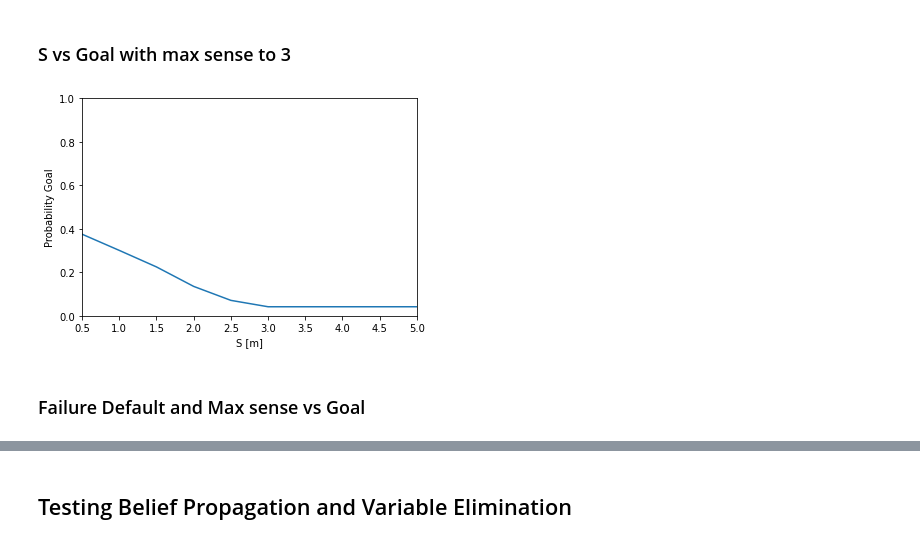
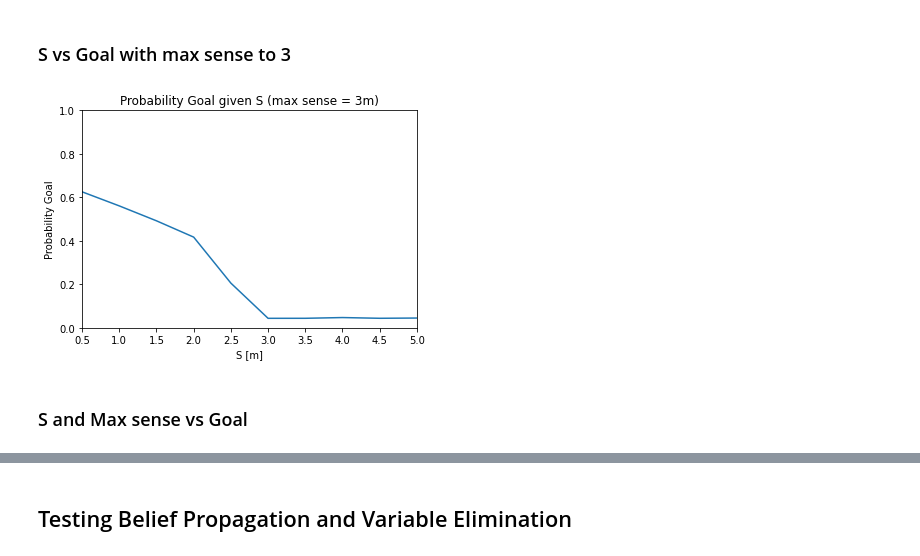
Before and after one commit to carlo98/bayesian-networks-drone-design, a Jupyter notebook: DesignStudyBN.ipynb, the cells around one changed output, grey strips where cells are left out. Drawn from its saved outputs; the diff is of its cells as text; code cells hidden in the pictures.

```diff
--- a/DesignStudyBN.ipynb
+++ b/DesignStudyBN.ipynb
@@ -258,18 +263,17 @@ def all_togheter(diff, fail_def, sensors, lambda_sensors, max_sense, s, return_b
 fail_def = 0.001
 max_sense = 3
 s = 0.5
-lambda_sensors = 1
 
 diff_values = [float(diff)/100 for diff in range(0, 105, 5)]
 goals = []
 for diff in diff_values:
     tmp_mean = 0
-    for i in range(num_tests_sensors):
-        sensors = [random.random()*max_sense, random.random()*max_sense, random.random()*max_sense]
-        _, bp = all_togheter(diff, fail_def, sensors, lambda_sensors, max_sense, s)
+    for i in range(NUM_TEST_SENSORS):
+        distances = [random.random()*MAX_DIST, random.random()*MAX_DIST, random.random()*MAX_DIST]
+        _, bp = all_togheter(diff, fail_def, distances, lambda_sensors, max_sense, s)
         q = bp.query(variables=['G'], show_progress=False)
         tmp_mean += q.values[1]
-    goals.append(tmp_mean / num_tests_sensors)
+    goals.append(tmp_mean / NUM_TEST_SENSORS)
 # %%
 plt.plot(diff_values, goals)
 plt.xlim([0, 1])
@@ -282,21 +287,20 @@ plt.show()
 # %% [markdown]
 ### Fail def vs Goal
 # %%
-diff = 0.6
 max_sense = 3
 s = 0.5
-lambda_sensors = 1
 
 fail_def_values = [float(fail_def)/100 for fail_def in range(0, 105, 5)]
 goals = []
 for fail_def in fail_def_values:
     tmp_mean = 0
-    for i in range(num_tests_sensors):
-        sensors = [random.random()*max_sense, random.random()*max_sense, random.random()*max_sense]
-        _, bp = all_togheter(diff, fail_def, sensors, lambda_sensors, max_sense, s)
+    for i in range(NUM_TEST_SENSORS):
+        distances = [random.random()*MAX_DIST, random.random()*MAX_DIST, random.random()*MAX_DIST]
+        diff = random.random()
+        _, bp = all_togheter(diff, fail_def, distances, lambda_sensors, max_sense, s)
         q = bp.query(variables=['G'], show_progress=False)
         tmp_mean += q.values[1]
-    goals.append(tmp_mean / num_tests_sensors)
+    goals.append(tmp_mean / NUM_TEST_SENSORS)
 # %%
 plt.plot(fail_def_values, goals)
 plt.xlim([0, 1])
@@ -309,21 +314,20 @@ plt.show()
 # %% [markdown]
 ### Max sense vs Goal
 # %%
-diff = 0.6
 fail_def = 0.001
 s = 0.5
-lambda_sensors = 1
 
 max_sense_values = [max_sense for max_sense in range(0, 9)]
 goals = []
 for max_sense in max_sense_values:
     tmp_mean = 0
-    for i in range(num_tests_sensors):
-        sensors = [random.random()*max_sense, random.random()*max_sense, random.random()*max_sense]
-        _, bp = all_togheter(diff, fail_def, sensors, lambda_sensors, max_sense, s)
+    for i in range(NUM_TEST_SENSORS):
+        distances = [random.random()*MAX_DIST, random.random()*MAX_DIST, random.random()*MAX_DIST]
+        diff = random.random()
+        _, bp = all_togheter(diff, fail_def, distances, lambda_sensors, max_sense, s)
         q = bp.query(variables=['G'], show_progress=False)
         tmp_mean += q.values[1]
-    goals.append(tmp_mean / num_tests_sensors)
+    goals.append(tmp_mean / NUM_TEST_SENSORS)
 # %%
 plt.plot(max_sense_values, goals)
 plt.xlim([max_sense_values[0], max_sense_values[-1]])
@@ -336,31 +341,31 @@ plt.show()
 # %% [markdown]
 ### S vs Goal with max sense to 3
 # %%
-diff = 0.6
 fail_def = 0.001
 max_sense = 3
 min_s = 1
 max_s = 10
-lambda_sensors = 1
 
 s_values = [s/2 for s in range(min_s, max_s+1)]
 goals = []
 for s in s_values:
     tmp_mean = 0
-    for i in range(num_tests_sensors):
-        sensors = [random.random()*max_sense, random.random()*max_sense, random.random()*max_sense]
-        _, bp = all_togheter(diff, fail_def, sensors, lambda_sensors, max_sense, s)
+    for i in range(NUM_TEST_SENSORS):
+        distances = [random.random()*MAX_DIST, random.random()*MAX_DIST, random.random()*MAX_DIST]
+        diff = random.random()
+        _, bp = all_togheter(diff, fail_def, distances, lambda_sensors, max_sense, s)
         q = bp.query(variables=['G'], show_progress=False)
         tmp_mean += q.values[1]
-    goals.append(tmp_mean / num_tests_sensors)
+    goals.append(tmp_mean / NUM_TEST_SENSORS)
 # %%
 plt.plot(s_values, goals)
 plt.xlim([min_s/2, max_s/2])
 plt.ylim([0, 1])
+plt.title("Probability Goal given S (max sense = 3m)")
 plt.xlabel("S [m]")
 plt.ylabel("Probability Goal")
 plt.show()
 # %% [output]
-[figure, old version]
+[figure, new version]
 # %% [markdown]
-### Failure Default and Max sense vs Goal
+### S and Max sense vs Goal
```
Also changed, not shown: parts of 22 cells of this notebook.
